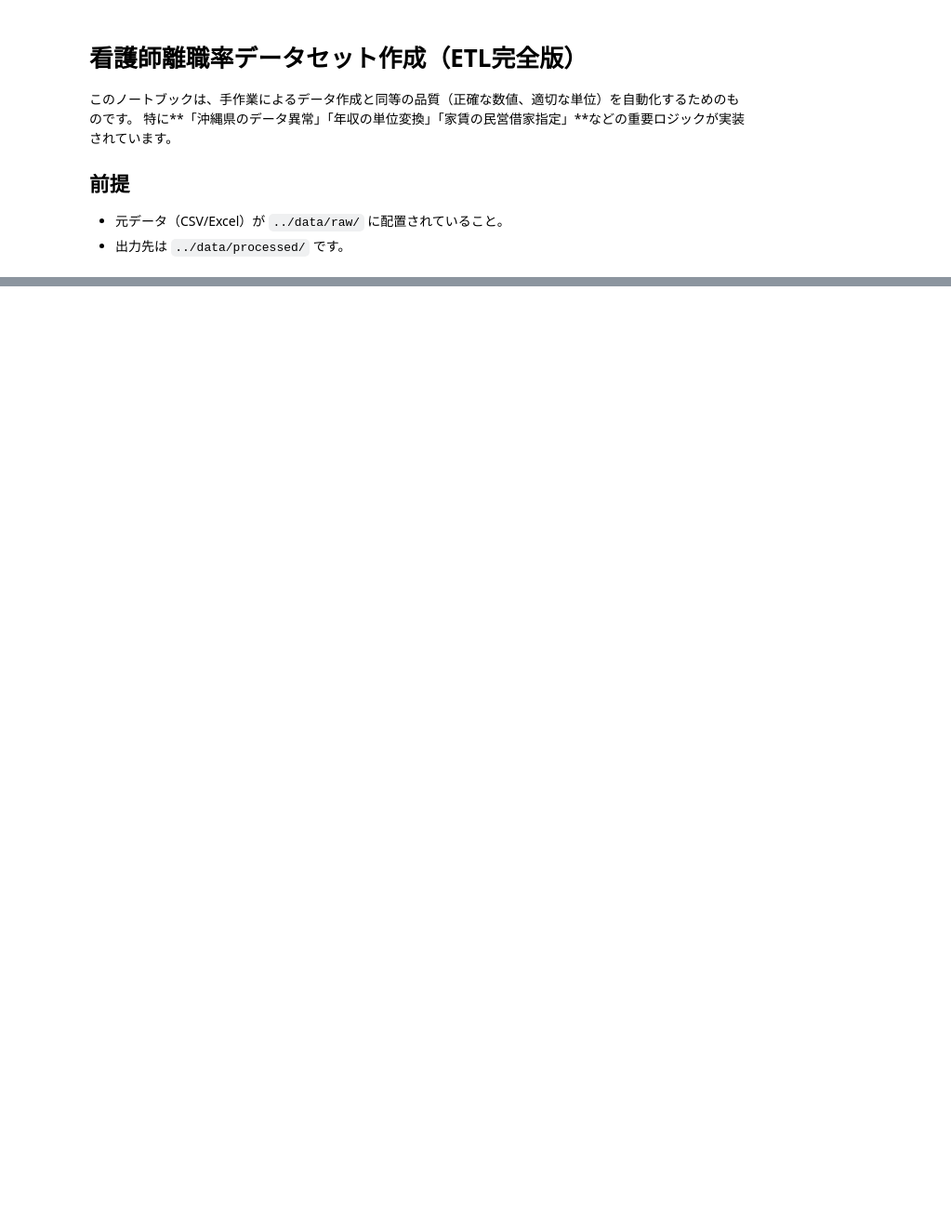
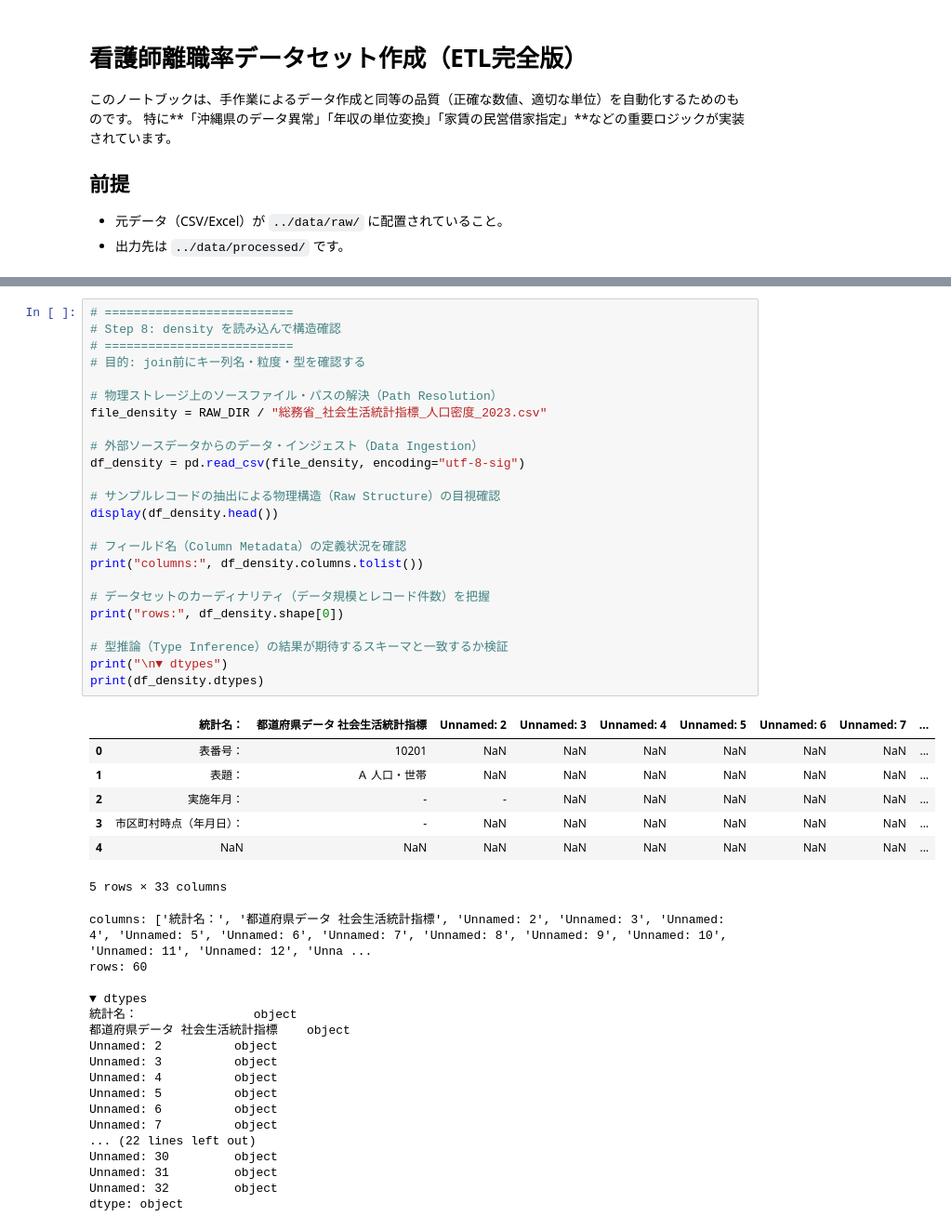
Before and after one commit to h-hayakawa-dev/nurse-turnover-analysis, a Jupyter notebook: notebooks/01_create_master_dataset.ipynb, the cells around one changed output, grey strips where cells are left out. Shown at 93% size. Drawn from its saved outputs; the diff is of its cells as text; blank space fills up the shorter version.

```diff
--- a/notebooks/01_create_master_dataset.ipynb
+++ b/notebooks/01_create_master_dataset.ipynb
@@ -374,0 +408,49 @@ Processing: 厚労省_一般職業紹介状況_有効求人倍率_2025.xlsx
+# %%
+# ==========================
+# Step 8: density を読み込んで構造確認
+# ==========================
+# 目的: join前にキー列名・粒度・型を確認する
+
+# 物理ストレージ上のソースファイル・パスの解決（Path Resolution）
+file_density = RAW_DIR / "総務省_社会生活統計指標_人口密度_2023.csv"
+
+# 外部ソースデータからのデータ・インジェスト（Data Ingestion）
+df_density = pd.read_csv(file_density, encoding="utf-8-sig")
+
+# サンプルレコードの抽出による物理構造（Raw Structure）の目視確認
+display(df_density.head())
+
+# フィールド名（Column Metadata）の定義状況を確認
+print("columns:", df_density.columns.tolist())
+
+# データセットのカーディナリティ（データ規模とレコード件数）を把握
+print("rows:", df_density.shape[0])
+
+# 型推論（Type Inference）の結果が期待するスキーマと一致するか検証
+print("\n▼ dtypes")
+print(df_density.dtypes)
+# %% [output]
+|  | 統計名： | 都道府県データ 社会生活統計指標 | Unnamed: 2 | Unnamed: 3 | Unnamed: 4 | Unnamed: 5 | Unnamed: 6 | Unnamed: 7 | ... |
+| 0 | 表番号： | 10201 | NaN | NaN | NaN | NaN | NaN | NaN | ... |
+| 1 | 表題： | Ａ 人口・世帯 | NaN | NaN | NaN | NaN | NaN | NaN | ... |
+| 2 | 実施年月： | - | - | NaN | NaN | NaN | NaN | NaN | ... |
+| 3 | 市区町村時点（年月日）： | - | NaN | NaN | NaN | NaN | NaN | NaN | ... |
+| 4 | NaN | NaN | NaN | NaN | NaN | NaN | NaN | NaN | ... |
+5 rows × 33 columns
+columns: ['統計名：', '都道府県データ 社会生活統計指標', 'Unnamed: 2', 'Unnamed: 3', 'Unnamed: 4', 'Unnamed: 5', 'Unnamed: 6', 'Unnamed: 7', 'Unnamed: 8', 'Unnamed: 9', 'Unnamed: 10', 'Unnamed: 11', 'Unnamed: 12', 'Unna ...
+rows: 60
+
+▼ dtypes
+統計名：                object
+都道府県データ 社会生活統計指標    object
+Unnamed: 2          object
+Unnamed: 3          object
+Unnamed: 4          object
+Unnamed: 5          object
+Unnamed: 6          object
+Unnamed: 7          object
+... (22 lines left out)
+Unnamed: 30         object
+Unnamed: 31         object
+Unnamed: 32         object
+dtype: object
```
Also changed, not shown: parts of 24 cells of this notebook, 7 other files.
